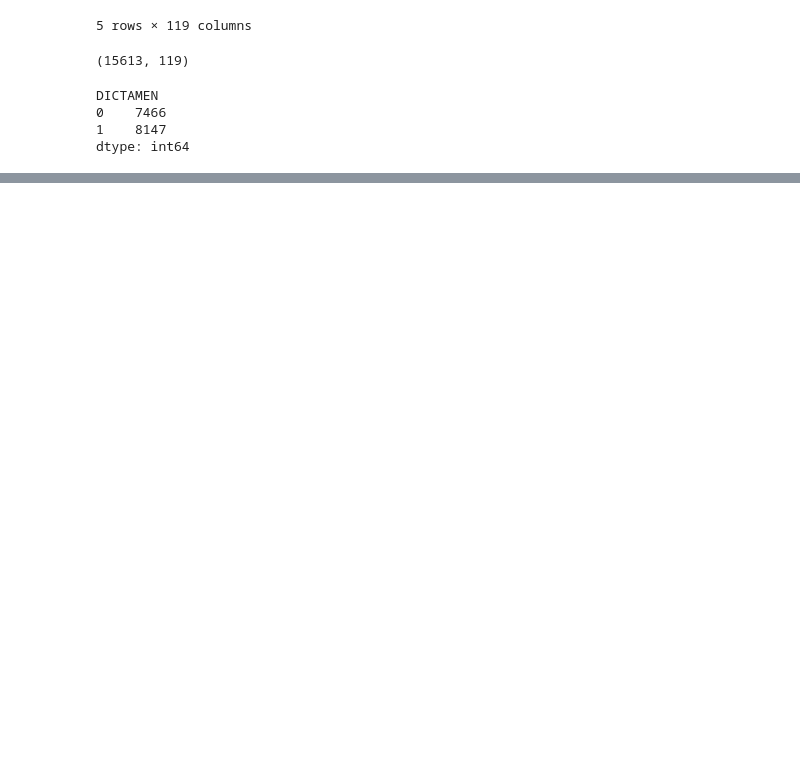
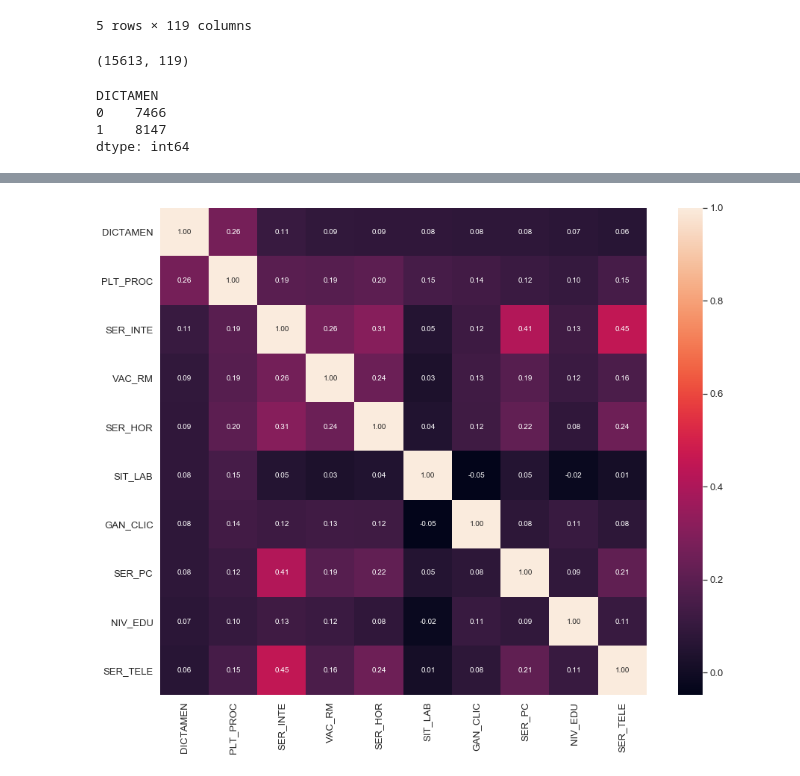
Before and after one commit to erickmx/ceneval, a Jupyter notebook: decision-tree/dt-revision.ipynb, the cells around one changed output, grey strips where cells are left out. Cells and saved outputs as stored; diff of their text form; code cells hidden in the pictures; blank space fills up the shorter version.

```diff
--- a/decision-tree/dt-revision.ipynb
+++ b/decision-tree/dt-revision.ipynb
@@ -91,0 +74,14 @@ x_train = df.drop(["DICTAMEN"], axis=1).values
+# %%
+# DICTAMEN correlation matrix
+
+# Number of variables for heatmap
+k = 10
+# Heatmap size
+plt.figure(figsize=(15,12))
+cols = corrmat.nlargest(k, 'DICTAMEN')['DICTAMEN'].index
+cm = np.corrcoef(df[cols].values.T)
+#sb.set(font_scale=1.25)
+corhm = sb.heatmap(cm, cbar=True, annot=True, square=True, fmt='.2f', annot_kws={'size': 10}, yticklabels=cols.values, xticklabels=cols.values)
+plt.show()
+# %% [output]
+[figure, added]
```
Also changed, not shown: parts of 19 cells of this notebook, 2 other files.
